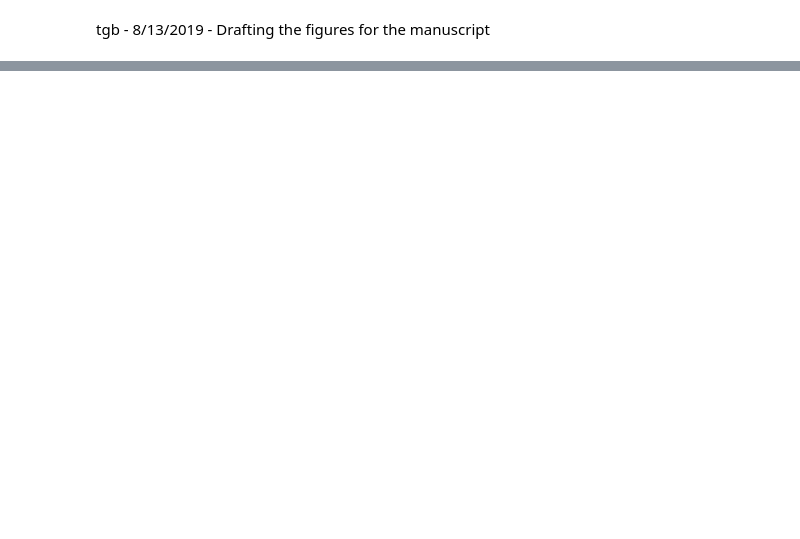
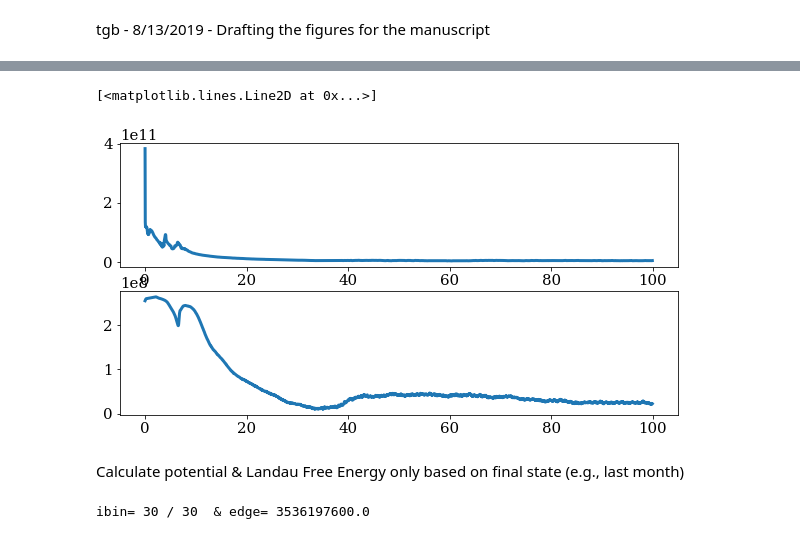
Before and after one commit to tbeucler/2019_WMI, a Jupyter notebook: dev/tbeucler/008_Figures_draft.ipynb, the cells around one changed output, grey strips where cells are left out. Cells and saved outputs as stored; diff of their text form; code cells hidden in the pictures; blank space fills up the shorter version.

```diff
--- a/dev/tbeucler/008_Figures_draft.ipynb
+++ b/dev/tbeucler/008_Figures_draft.ipynb
@@ -23,0 +115,3 @@ OSError: no files to open
+# %%
+fz = 15
+lw = 3
@@ -23,0 +206,11 @@ OSError: no files to open
+# %%
+plt.figure(figsize=(10,5))
+plt.subplot(2,1,1)
+plt.plot(tcoor/(24*3600),CL)
+plt.subplot(2,1,2)
+plt.plot(tcoor/(24*3600),F)
+# %% [output]
+[<matplotlib.lines.Line2D at 0x...>]
+[figure, added]
+# %% [markdown]
+Calculate potential & Landau Free Energy only based on final state (e.g., last month)
@@ -23,0 +219,4 @@ OSError: no files to open
+# %%
+tmp,binm_Vfinal,Vfinal = Landau.Landau_energy(RCE300.FMSE[-24*30:,:,:],dMSE_dt[-24*30:,:,:],bin0,N_bins=30)
+# %% [output]
+ibin= 30 / 30  & edge= 3536197600.0
```
Also changed, not shown: parts of 33 cells of this notebook.
